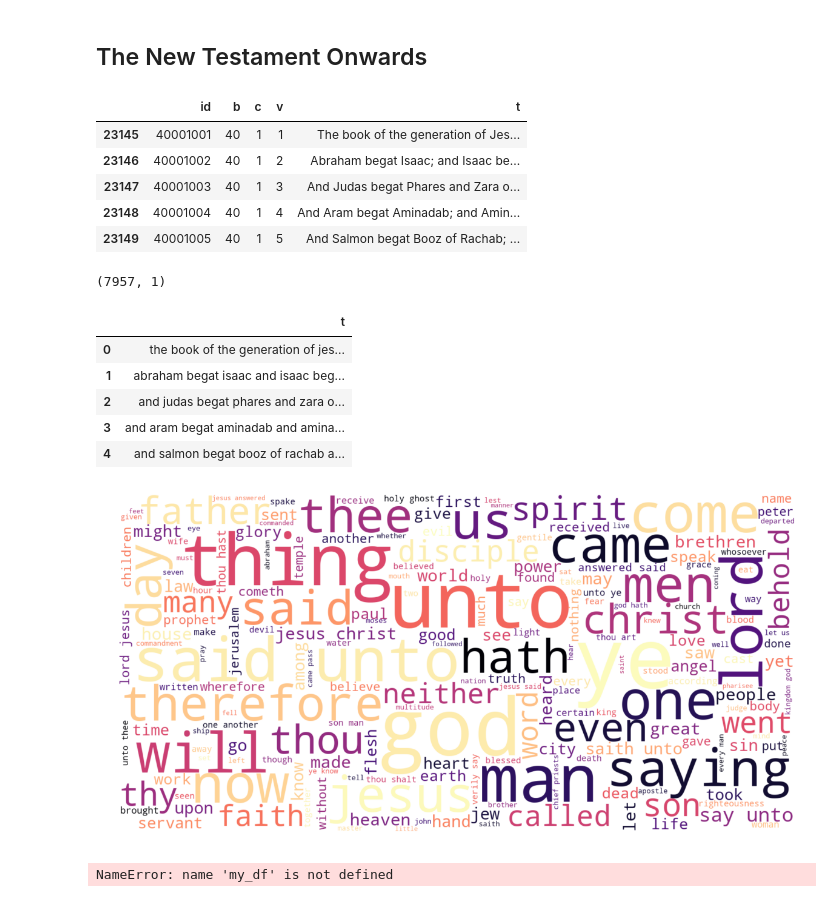
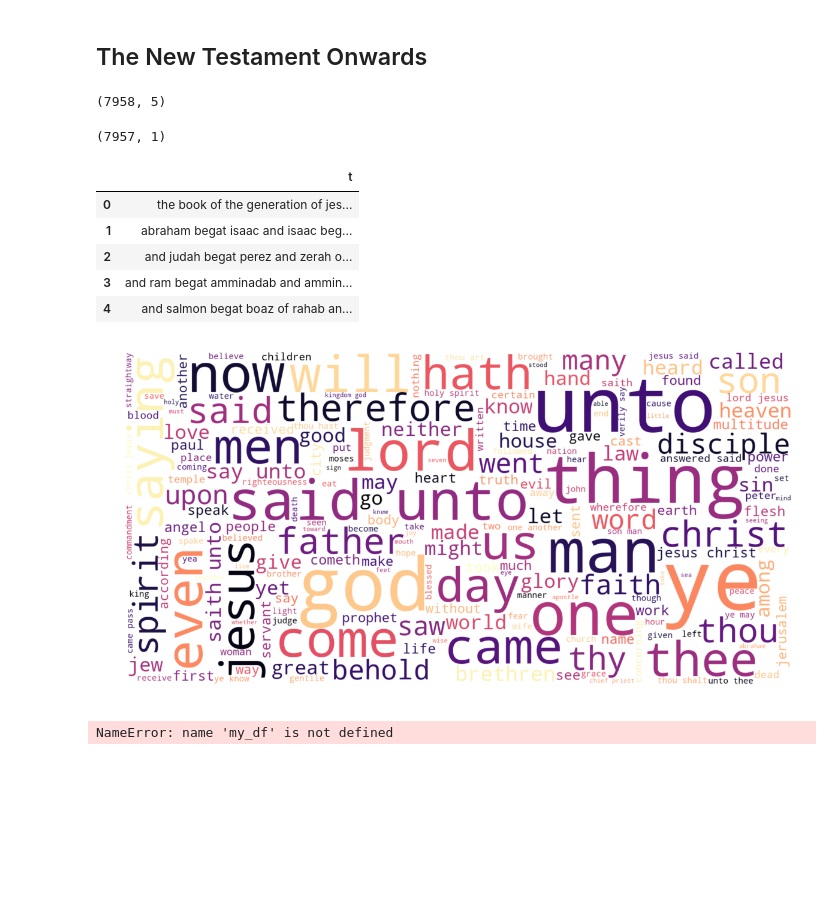
Before and after one commit to georgeblu1/Data-Projects, a Jupyter notebook: Bible.ipynb, the cells around one changed output. Saved outputs shown, nothing was run; the diff lists cells and outputs as text; code cells hidden in the pictures; blank space fills up the shorter version.

```diff
--- a/Bible.ipynb
+++ b/Bible.ipynb
@@ -159,16 +135,11 @@ plt.xticks(rotation=90)
 [figure]
 # %% [markdown]
 ## The New Testament Onwards
-# %%
-bible = bible[bible['b'] = 40]
-bible.head()
-# %% [output]
-|  | id | b | c | v | t |
-| 23145 | 40001001 | 40 | 1 | 1 | The book of the generation of Jes... |
-| 23146 | 40001002 | 40 | 1 | 2 | Abraham begat Isaac; and Isaac be... |
-| 23147 | 40001003 | 40 | 1 | 3 | And Judas begat Phares and Zara o... |
-| 23148 | 40001004 | 40 | 1 | 4 | And Aram begat Aminadab; and Amin... |
-| 23149 | 40001005 | 40 | 1 | 5 | And Salmon begat Booz of Rachab; ... |
+# %%
+new = pd.read_csv(r"D:\Python datasets\t_asv.csv")
+new = new[new['b'] > 39]
+# %% [output]
+(7958, 5)
 # %%
 from bs4 import BeautifulSoup
 import re
@@ -193,47 +164,47 @@ def tweet_cleaner(text):
     return (" ".join(words)).strip()
 
 
-testing = bible.t[:-1]
-bible_result = []
+testing = new.t[:-1]
+new_result = []
 for t in testing:
-    bible_result.append(tweet_cleaner(t))
+    new_result.append(tweet_cleaner(t))
 # %%
-clean_df = pd.DataFrame(bible_result,columns=['t'])
+clean_df = pd.DataFrame(new_result,columns=['t'])
 clean_df.shape
 # %% [output]
 (7957, 1)
 # %%
-clean_df.to_csv('clean_text.csv',encoding='utf-8')
-csv = 'clean_text.csv'
+clean_df.to_csv('new_text.csv',encoding='utf-8')
+csv = 'new_text.csv'
 my_df = pd.read_csv(csv,index_col=0)
 my_df.head()
 # %% [output]
 |  | t |
 | 0 | the book of the generation of jes... |
 | 1 | abraham begat isaac and isaac beg... |
-| 2 | and judas begat phares and zara o... |
-| 3 | and aram begat aminadab and amina... |
-| 4 | and salmon begat booz of rachab a... |
+| 2 | and judah begat perez and zerah o... |
+| 3 | and ram begat amminadab and ammin... |
+| 4 | and salmon begat boaz of rahab an... |
 # %%
 from PIL import Image
-neg_review = my_df
+neg_review = clean_df
 neg_string = []
 for t in neg_review.t:
     neg_string.append(t)
 neg_string = pd.Series(neg_string).str.cat(sep=' ')
 from wordcloud import WordCloud, STOPWORDS
 stopwords = set(STOPWORDS)
 
 # wave_mask = np.array(Image.open( "D:\Python Projects\Kaodim_red.png"))
 
 wordcloud = WordCloud(background_color="white",stopwords = stopwords,colormap="magma", width=1600, height=800,max_font_size=200).generate(neg_string)
 fig = plt.figure(figsize=(20,15))
 plt.imshow(wordcloud, interpolation="bilinear")
 plt.axis("off")
 fig.savefig("wordcloud.jpg")
 plt.show()
 # %% [output]
-[figure, old version]
+[figure, new version]
 # %%
 import nltk
 from nltk.corpus import stopwords
```
Also changed, not shown: parts of 3 cells of this notebook.
